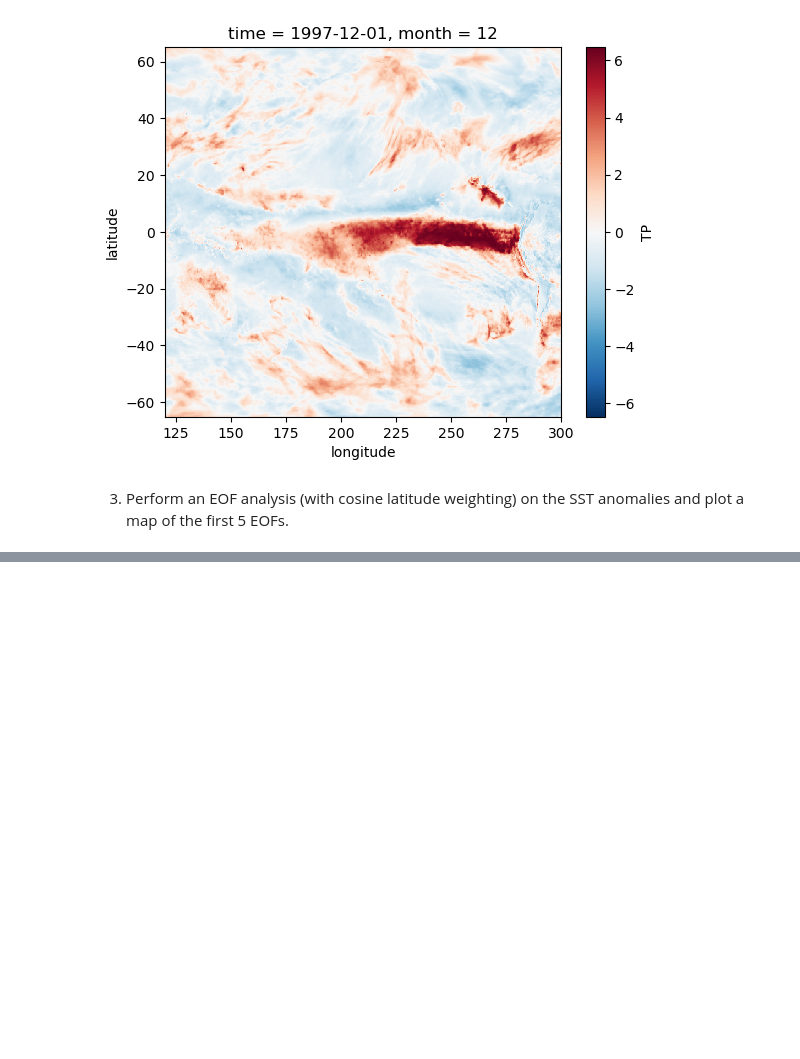
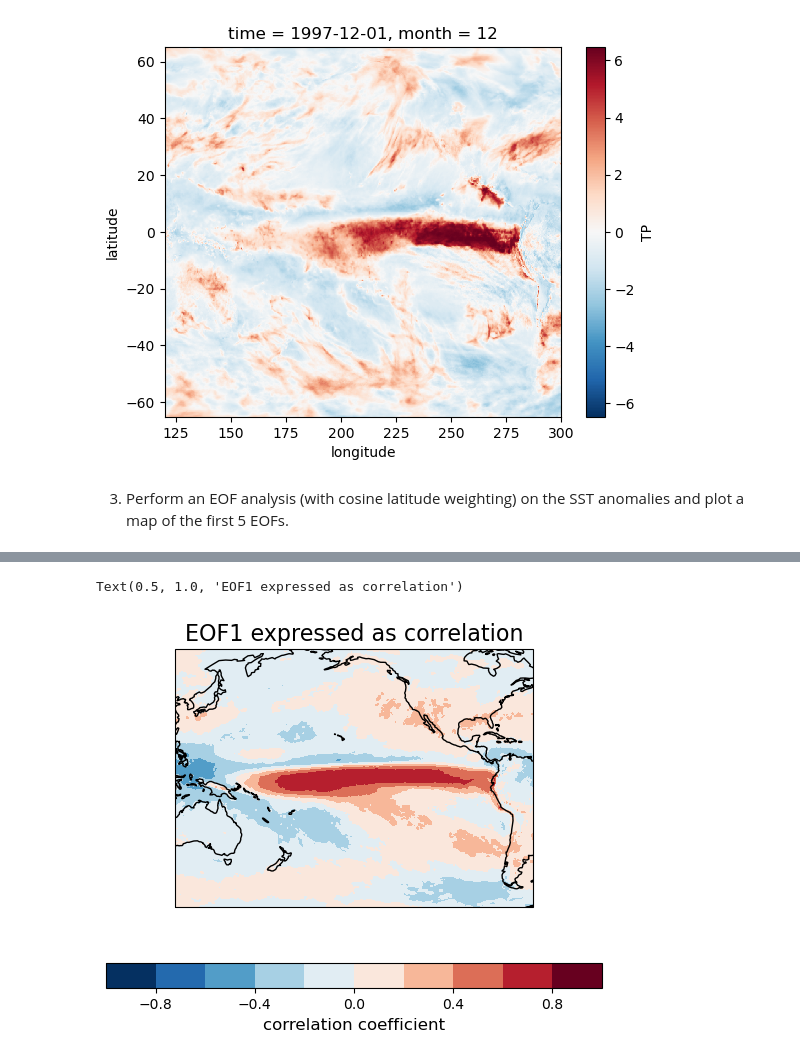
Before and after one commit to atmsillinois/time-series-and-eofs-leanneblind, a Jupyter notebook: project4_atms523_blind.ipynb, the cells around one changed output, grey strips where cells are left out. Cells and saved outputs as stored; diff of their text form; code cells hidden in the pictures; blank space fills up the shorter version.

```diff
--- a/project4_atms523_blind.ipynb
+++ b/project4_atms523_blind.ipynb
@@ -398,0 +402,3 @@ Attributes: (0)
+# %%
+computed_stand_ano_precip = stand_ano_precip.TP.compute()
+computed_stand_ano_sst = stand_ano_sst.SSTK.compute()
@@ -413,2 +471,27 @@ stand_ano_precip.TP.sel(time='1997-12-01', method='nearest').plot()
+# %%
+# Create an EOF solver to do the EOF analysis. Square-root of cosine of
+# latitude weights are applied before the computation of EOFs.
+coslat = np.cos(np.deg2rad(computed_stand_ano_precip.drop('month').coords['latitude'].values))
+wgts = np.sqrt(coslat)[..., np.newaxis]
+solver = Eof(computed_stand_ano_precip.drop('month'), weights=wgts)
+# %%
+# Retrieve the leading EOF, expressed as the correlation between the leading
+# PC time series and the input SST anomalies at each grid point, and the
+# leading PC time series itself.
+eof1 = solver.eofsAsCorrelation(neofs=2)
+pc1 = solver.pcs(npcs=2, pcscaling=1)
+# %%
+# Plot the leading EOF expressed as correlation in the Pacific domain.
+clevs = np.linspace(-1, 1, 11)
+ax = plt.axes(projection=ccrs.PlateCarree(central_longitude=190))
+fill = eof1[0].plot.contourf(ax=ax, levels=clevs, cmap=plt.cm.RdBu_r,
+                             add_colorbar=False, transform=ccrs.PlateCarree())
+ax.add_feature(cfeature.COASTLINE, color='k', edgecolor='k')
+cb = plt.colorbar(fill, orientation='horizontal')
+cb.set_label('correlation coefficient', fontsize=12)
+ax.set_title('EOF1 expressed as correlation', fontsize=16)
+# %% [output]
+Text(0.5, 1.0, 'EOF1 expressed as correlation')
+[figure, added]
 # %%
 client.close()
```
Also changed, not shown: parts of 9 cells of this notebook, 1 other file.
